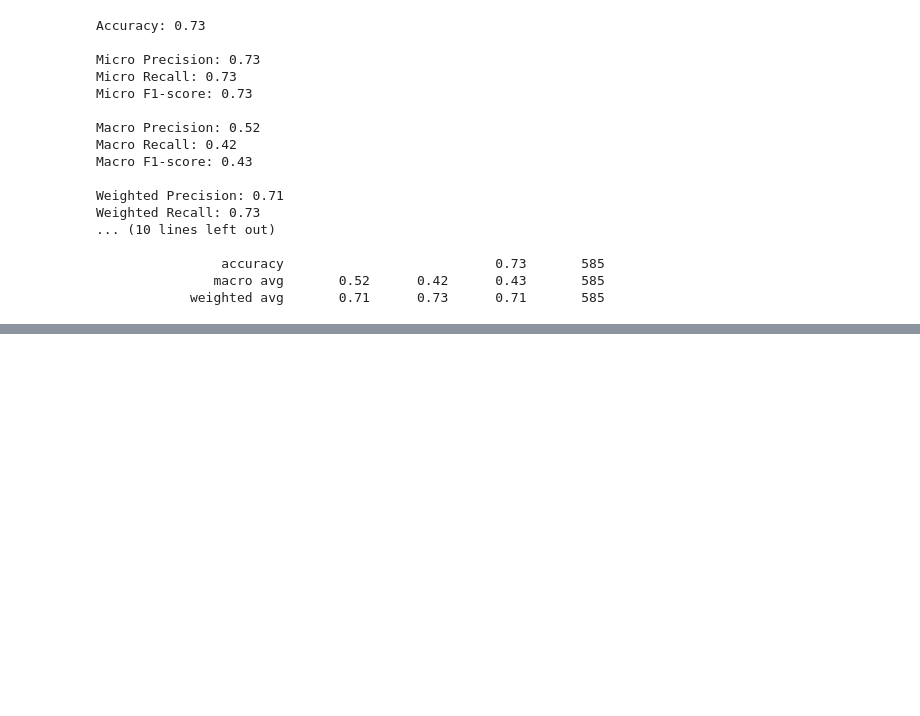
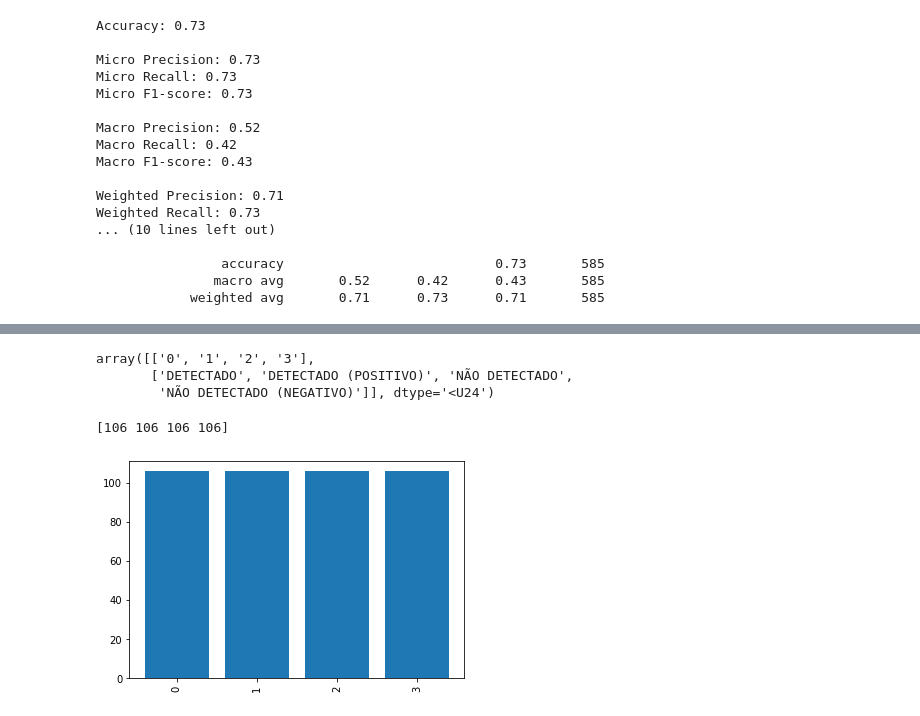
Before and after one commit to CaioFerreiraB/decision_tree_covid, a Jupyter notebook: tree.ipynb, the cells around one changed output, grey strips where cells are left out. Drawn from its saved outputs; the diff is of its cells as text; code cells hidden in the pictures; blank space fills up the shorter version.

```diff
--- a/tree.ipynb
+++ b/tree.ipynb
@@ -380,0 +446,35 @@ Weighted Recall: 0.73
+# %%
+from copy import copy
+new_df = copy(df_final)
+
+y = df_downsampled.loc[:, 'test_covid'].values.reshape(-1, 1)
+x = df_downsampled.loc[:, df_downsampled.columns != 'test_covid']
+
+import numpy as np
+
+y_code = df_downsampled.loc[:, 'test_covid']
+
+
+# classes_temp = [y_code.values.tolist(), y_true.values.tolist()]
+
+# classes = np.unique(np.array(classes_temp).T, axis=0).T
+
+classes
+# %% [output]
+array([['0', '1', '2', '3'],
+       ['DETECTADO', 'DETECTADO (POSITIVO)', 'NÃO DETECTADO',
+        'NÃO DETECTADO (NEGATIVO)']], dtype='<U24')
+# %%
+
+import matplotlib.pyplot as plt
+labels, counts = np.unique(y_code, return_counts=True)
+
+print(counts)
+
+plt.bar(labels, counts, align='center')
+plt.gca().set_xticks(labels)
+plt.xticks(rotation = 90)
+plt.show()
+# %% [output]
+[106 106 106 106]
+[figure, added]
```
Also changed, not shown: parts of 22 cells of this notebook.
